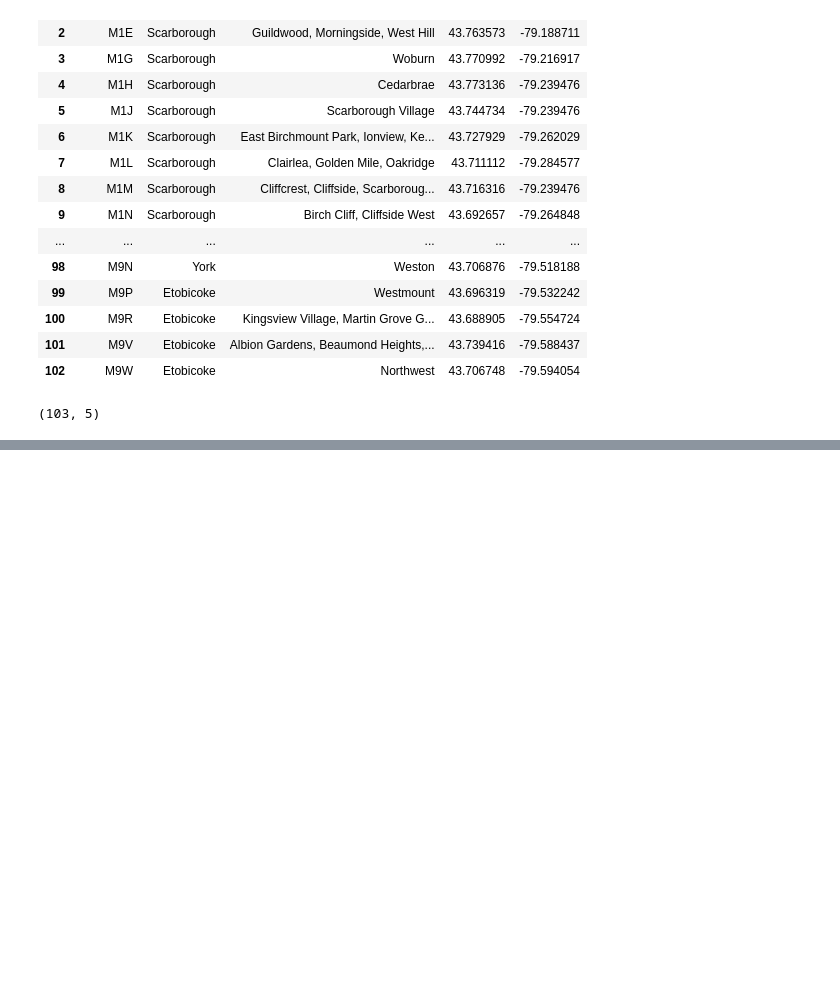
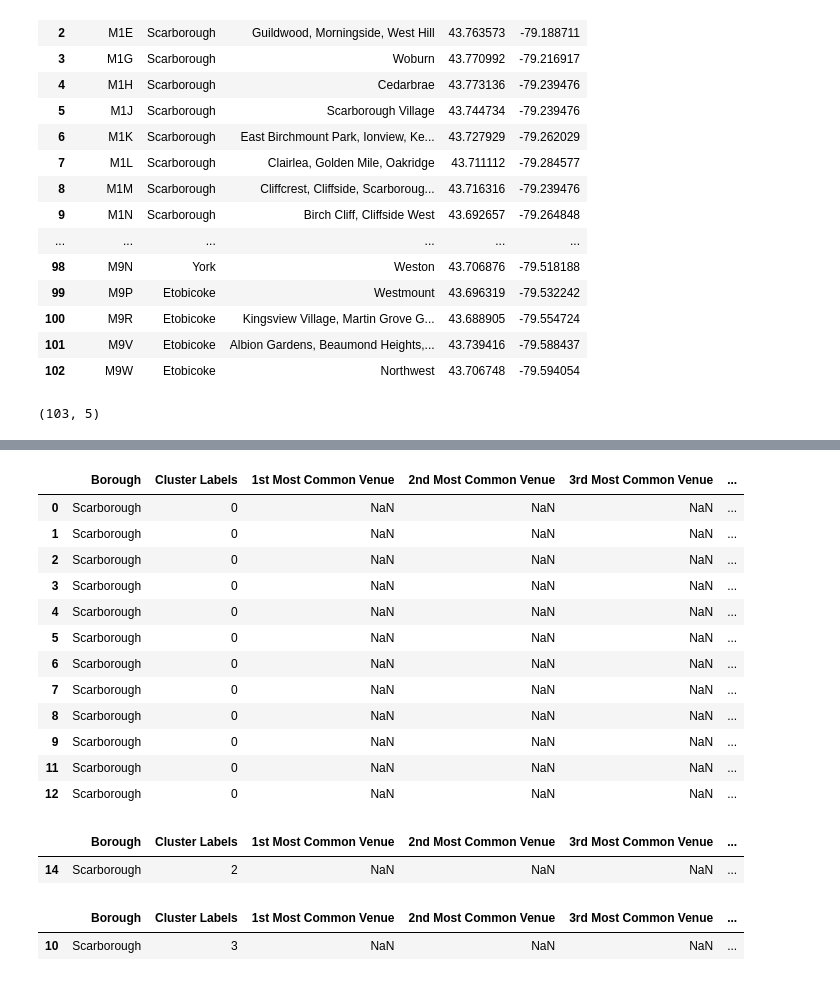
Before and after one commit to ngaliatsos/coursera-capstone-project, a Jupyter notebook: Exploring and clustering in Toronto.ipynb, the cells around one changed output, grey strips where cells are left out. Saved outputs shown, nothing was run; the diff lists cells and outputs as text; code cells hidden in the pictures; blank space fills up the shorter version.

```diff
--- a/Exploring and clustering in Toronto.ipynb
+++ b/Exploring and clustering in Toronto.ipynb
@@ -194,0 +505,31 @@ result.shape
+# %%
+
+Scarb_merged.loc[Scarb_merged['Cluster Labels'] == 0,
+                 Scarb_merged.columns[[1] + list(range(5, Scarb_merged.shape[1]))]]
+# %% [output]
+|  | Borough | Cluster Labels | 1st Most Common Venue | 2nd Most Common Venue | 3rd Most Common Venue | ... |
+| 0 | Scarborough | 0 | NaN | NaN | NaN | ... |
+| 1 | Scarborough | 0 | NaN | NaN | NaN | ... |
+| 2 | Scarborough | 0 | NaN | NaN | NaN | ... |
+| 3 | Scarborough | 0 | NaN | NaN | NaN | ... |
+| 4 | Scarborough | 0 | NaN | NaN | NaN | ... |
+| 5 | Scarborough | 0 | NaN | NaN | NaN | ... |
+| 6 | Scarborough | 0 | NaN | NaN | NaN | ... |
+| 7 | Scarborough | 0 | NaN | NaN | NaN | ... |
+| 8 | Scarborough | 0 | NaN | NaN | NaN | ... |
+| 9 | Scarborough | 0 | NaN | NaN | NaN | ... |
+| 11 | Scarborough | 0 | NaN | NaN | NaN | ... |
+| 12 | Scarborough | 0 | NaN | NaN | NaN | ... |
+# %%
+
+Scarb_merged.loc[Scarb_merged['Cluster Labels'] == 2,
+                 Scarb_merged.columns[[1] + list(range(5, Scarb_merged.shape[1]))]]
+# %% [output]
+|  | Borough | Cluster Labels | 1st Most Common Venue | 2nd Most Common Venue | 3rd Most Common Venue | ... |
+| 14 | Scarborough | 2 | NaN | NaN | NaN | ... |
+# %%
+Scarb_merged.loc[Scarb_merged['Cluster Labels'] == 3,
+                 Scarb_merged.columns[[1] + list(range(5, Scarb_merged.shape[1]))]]
+# %% [output]
+|  | Borough | Cluster Labels | 1st Most Common Venue | 2nd Most Common Venue | 3rd Most Common Venue | ... |
+| 10 | Scarborough | 3 | NaN | NaN | NaN | ... |
```
Also changed, not shown: parts of 17 cells of this notebook.
